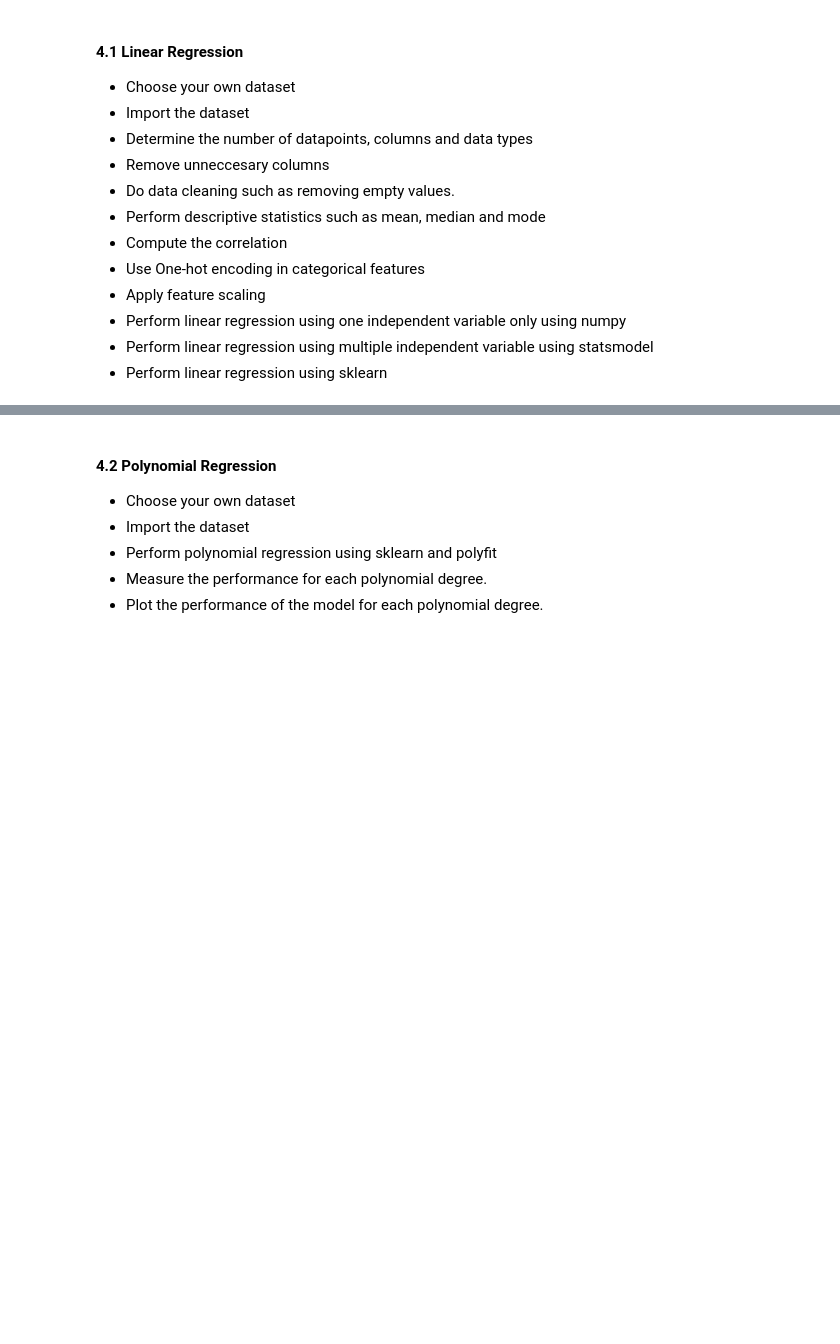
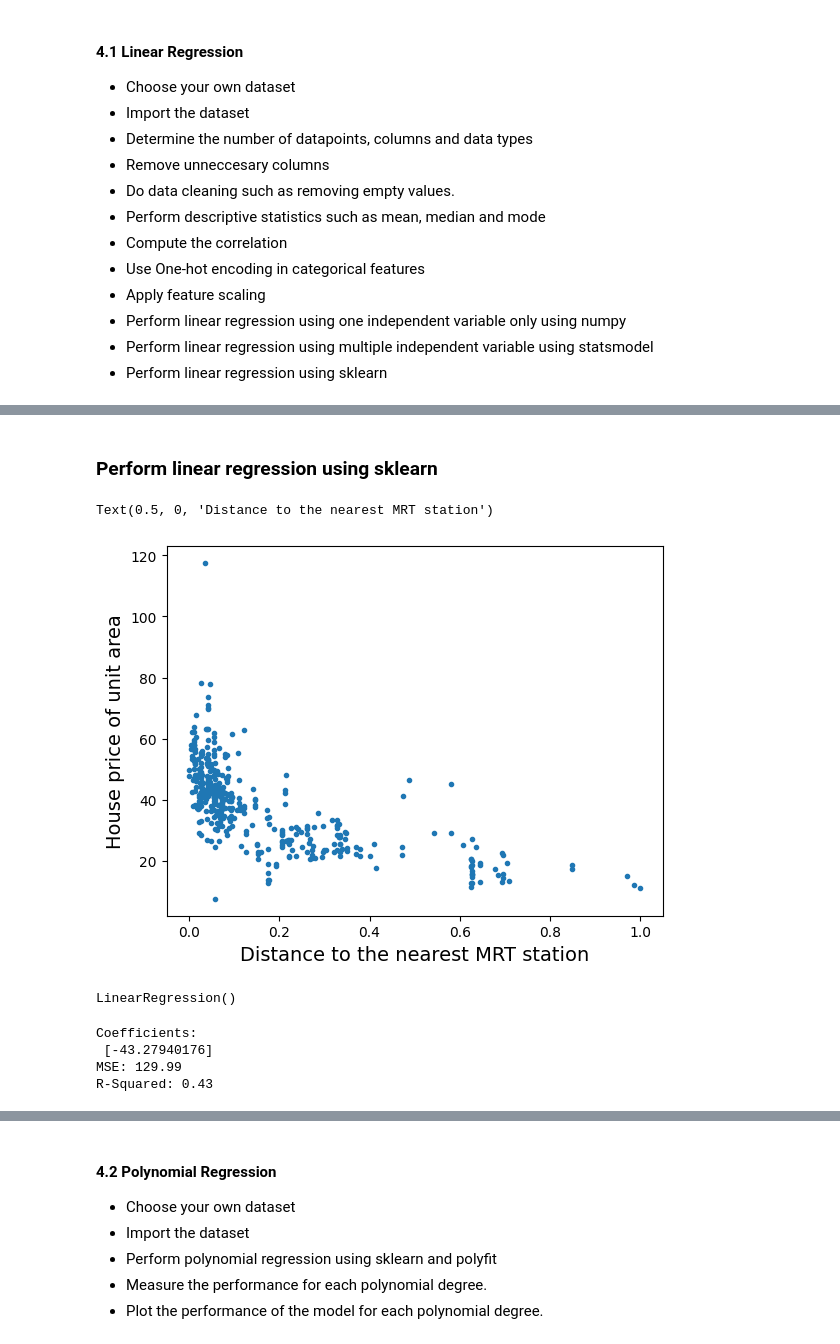
Before and after one commit to DaBloat/learn_Python, a Jupyter notebook: School_Activities/Introduction_in_Machine_Learning/Prelims/HA02/Activity_2_Training_Linear_Models.ipynb, the cells around one changed output, grey strips where cells are left out. Drawn from its saved outputs; the diff is of its cells as text; code cells hidden in the pictures; blank space fills up the shorter version.

```diff
--- a/School_Activities/Introduction_in_Machine_Learning/Prelims/HA02/Activity_2_Training_Linear_Models.ipynb
+++ b/School_Activities/Introduction_in_Machine_Learning/Prelims/HA02/Activity_2_Training_Linear_Models.ipynb
@@ -1226,0 +1392,13 @@ Given the code above as an example, how many classes can the Softmax Regression
+# %% [markdown]
+### Perform linear regression using sklearn
+# %%
+# Let's Try Different Features
+X = df.loc[:,"X3 distance to the nearest MRT station":"X3 distance to the nearest MRT station"]
+y = df['Y house price of unit area']
+
+plt.plot(X,y,'.')
+plt.ylabel("House price of unit area")
+plt.xlabel("Distance to the nearest MRT station")
+# %% [output]
+Text(0.5, 0, 'Distance to the nearest MRT station')
+[figure, added]
@@ -1226,0 +1408,27 @@ Given the code above as an example, how many classes can the Softmax Regression
+# %%
+from sklearn.metrics import mean_squared_error, r2_score
+from sklearn import linear_model
+
+regr = linear_model.LinearRegression() # Our Created Model
+
+# Train the model using the training sets
+regr.fit(X_train, y_train)
+# %% [output]
+LinearRegression()
+# %%
+#predictions
+y_pred = regr.predict(X_test)
+
+# The coefficients
+print("Coefficients: \n", regr.coef_)
+
+# The mean squared error (MSE)
+print("MSE: %.2f" % mean_squared_error(y_test, y_pred))
+
+# R-Squared
+print("R-Squared: %.2f" % r2_score(y_test, y_pred))
+# %% [output]
+Coefficients:
+ [-43.27940176]
+MSE: 129.99
+R-Squared: 0.43
```
Also changed, not shown: parts of 46 cells of this notebook, 4 other files.
